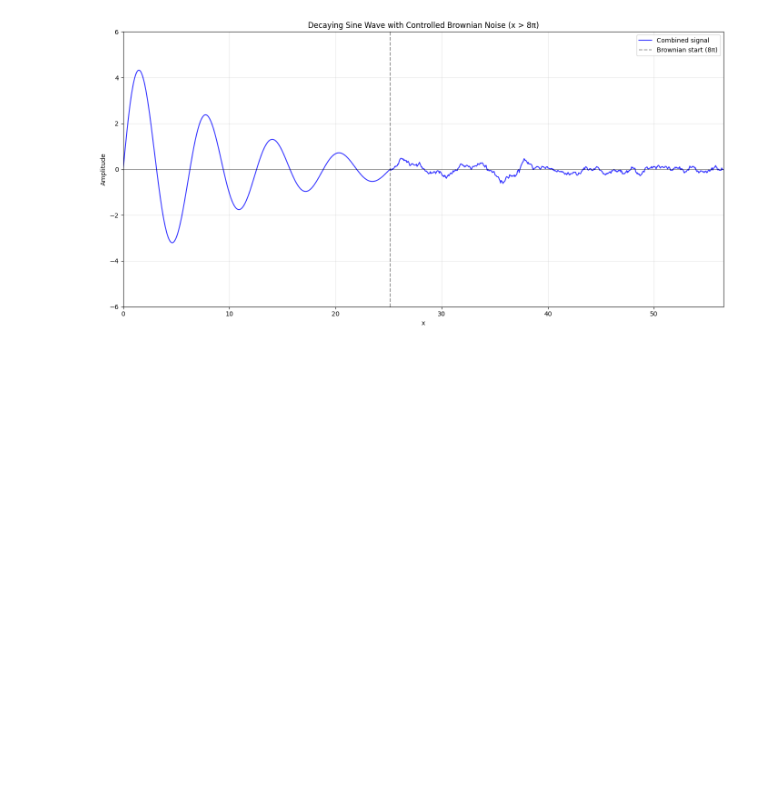
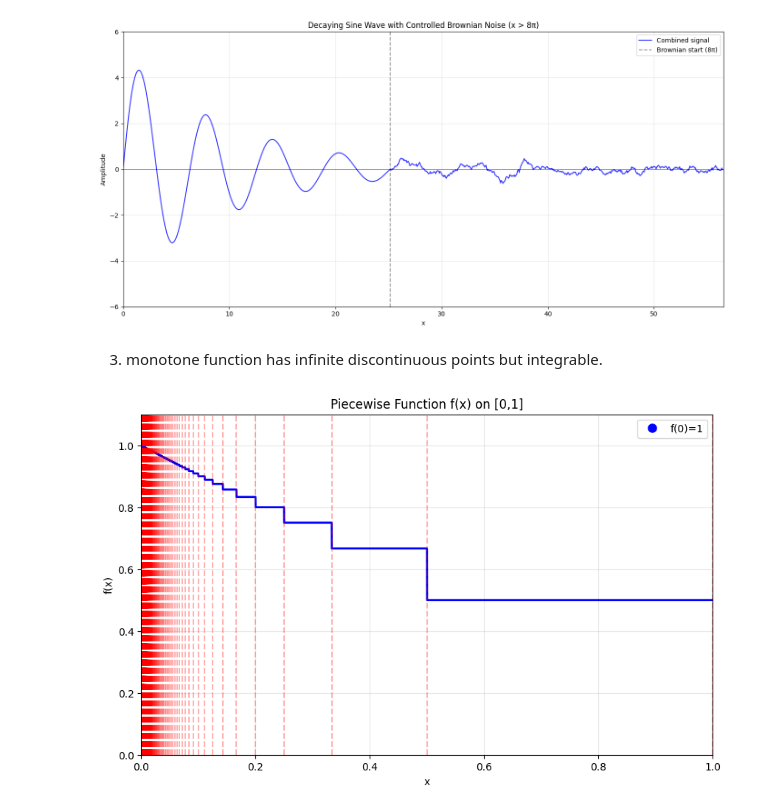
Before and after one commit to Panreta/Math, a Jupyter notebook: Fundament/Numerical result.ipynb, the cells around one changed output. Cells and saved outputs as stored; diff of their text form; code cells hidden in the pictures; blank space fills up the shorter version.

Commit message:
Finished the first book

```diff
--- a/Fundament/Numerical result.ipynb
+++ b/Fundament/Numerical result.ipynb
@@ -94,3 +94,45 @@ plt.tight_layout()
 plt.show()
 # %% [output]
 [figure]
+# %% [markdown]
+3. monotone function has infinite discontinuous points but integrable.
+# %%
+import numpy as np
+import matplotlib.pyplot as plt
+
+def f(x):
+    if x == 0:
+        return 1
+    for n in range(1, 1000):  # Large enough to cover n for x in (0,1]
+        if 1/(n+1) < x <= 1/n:
+            return 1 - 1/(n+1)
+    return np.nan  # fallback (shouldn't be reached for x in [0,1])
+
+# Generate x values
+x_values = np.linspace(0, 1, 10000)
+y_values = np.array([f(x) for x in x_values])
+
+# Plotting
+plt.figure(figsize=(10, 6))
+plt.plot(x_values, y_values, 'b-', linewidth=2)
+
+# Mark the point at x=0
+plt.plot(0, f(0), 'bo', markersize=8, label='f(0)=1')
+
+# Add vertical lines at discontinuities for clarity
+for n in range(1, 1000):  # Just showing first few discontinuities
+    x_discontinuity = 1/n
+    plt.axvline(x=x_discontinuity, color='r', linestyle='--', alpha=0.3)
+
+# Labels and title
+plt.xlabel('x')
+plt.ylabel('f(x)')
+plt.title('Piecewise Function f(x) on [0,1]')
+plt.grid(True, alpha=0.3)
+plt.legend()
+plt.xlim(0, 1)
+plt.ylim(0, 1.1)
+
+plt.show()
+# %% [output]
+[figure, added]
```
Also changed, not shown: 5 other files.
